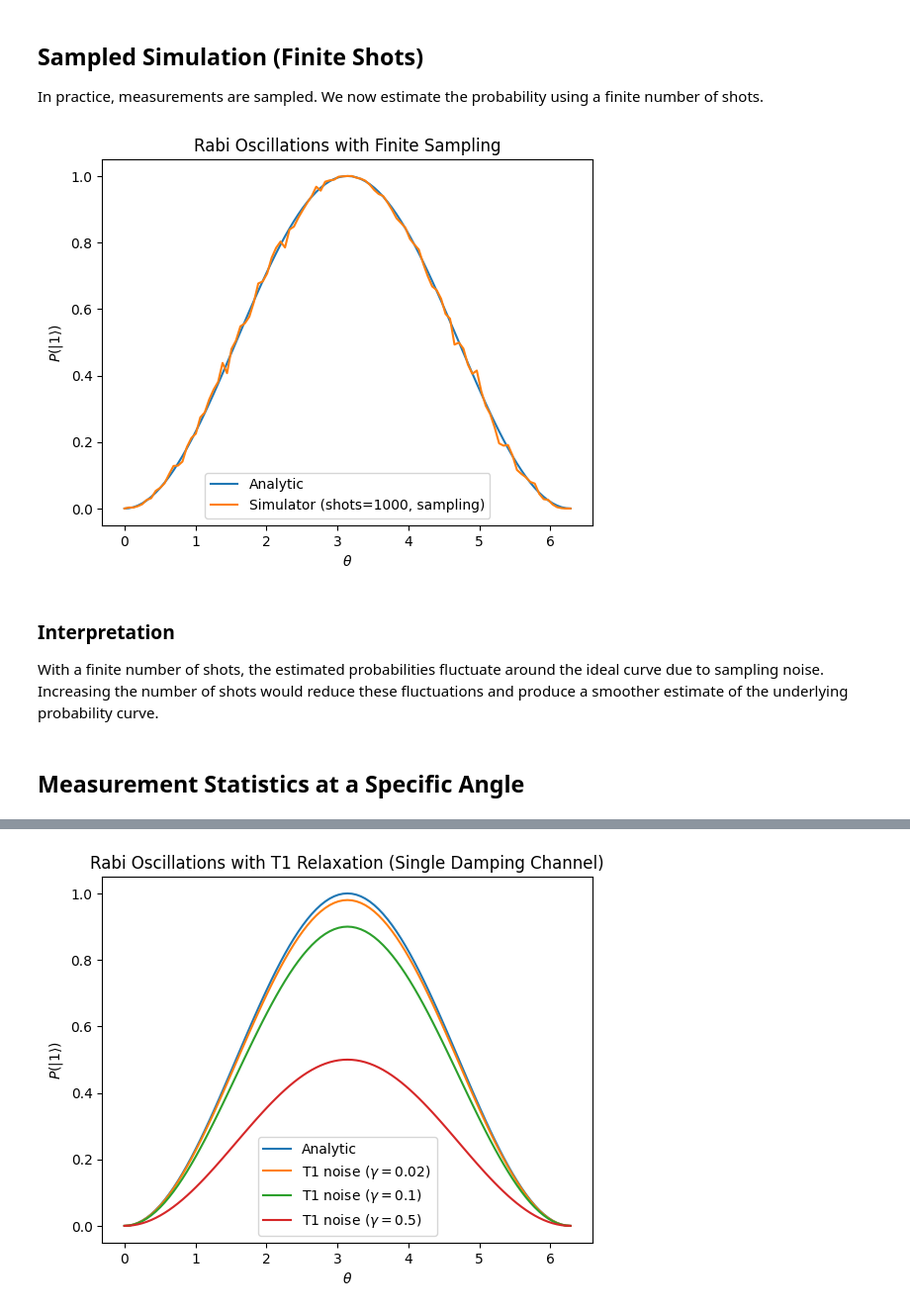
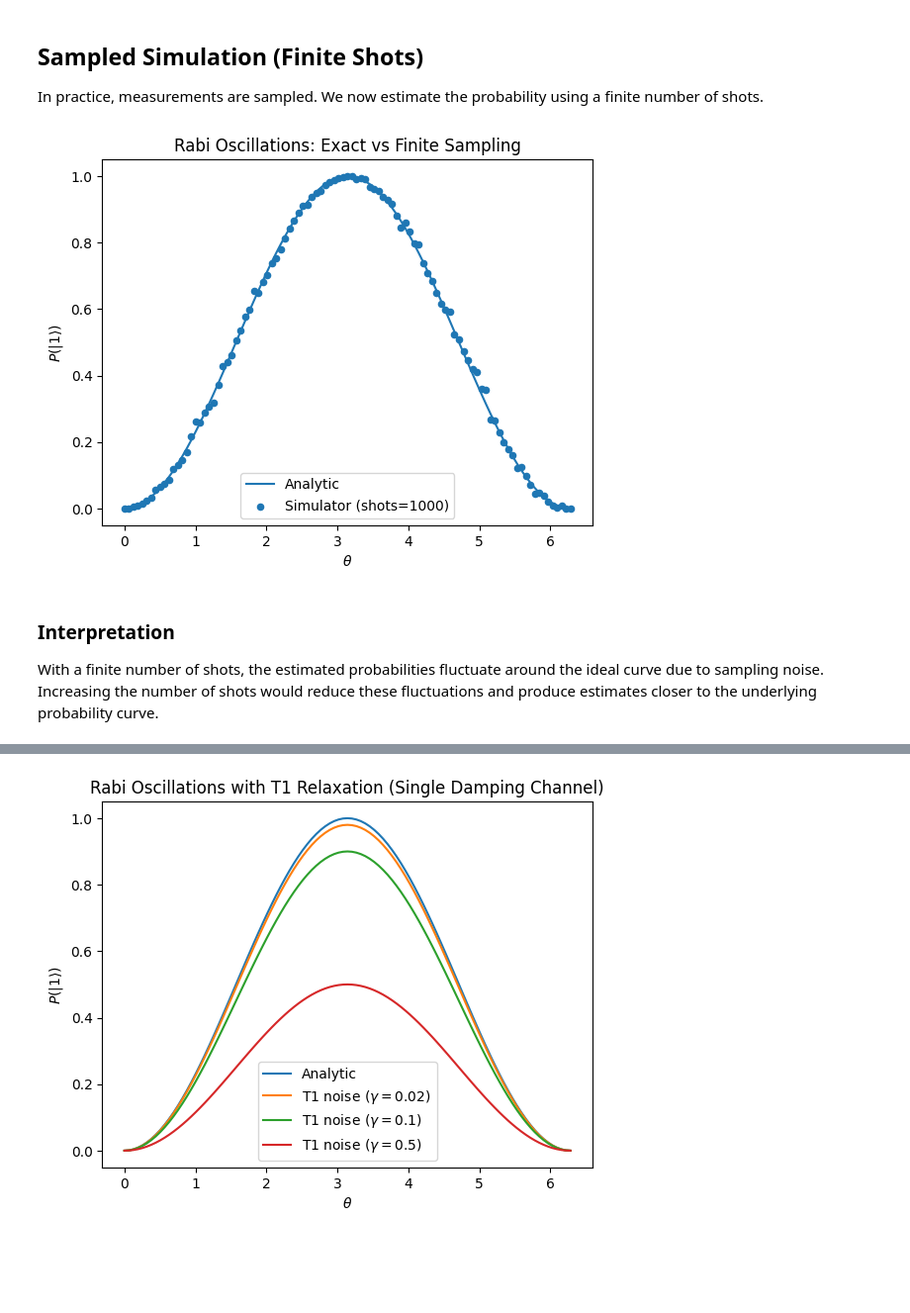
Before and after one commit to amazon-braket/amazon-braket-algorithm-library, a Jupyter notebook: notebooks/textbook/Rabi_Oscillations.ipynb, the cells around one changed output, grey strips where cells are left out. Shown at 99% size. Cells and saved outputs as stored; diff of their text form; code cells hidden in the pictures; blank space fills up the shorter version.

```diff
--- a/notebooks/textbook/Rabi_Oscillations.ipynb
+++ b/notebooks/textbook/Rabi_Oscillations.ipynb
@@ -114,18 +163,18 @@ shots = 1000
 p1_sim_sampled = np.array([p1_from_sampling(theta, shots=shots) for theta in thetas])
 # %%
 plt.figure()
+
 plt.plot(thetas, p1_analytic, label="Analytic")
-plt.plot(thetas, p1_sim_sampled, label=f"Simulator (shots={shots}, sampling)")
+plt.scatter(thetas, p1_sim_sampled, label=f"Simulator (shots={shots})", s=20)
+
 plt.xlabel(r"$\theta$")
 plt.ylabel(r"$P(|1\rangle)$")
-plt.title("Rabi Oscillations with Finite Sampling")
+plt.title("Rabi Oscillations: Exact vs Finite Sampling")
 plt.legend()
 plt.show()
 # %% [output]
-[figure, old version]
+[figure, new version]
 # %% [markdown]
 ### Interpretation
 
-With a finite number of shots, the estimated probabilities fluctuate around the ideal curve due to sampling noise. Increasing the number of shots would reduce these fluctuations and produce a smoother estimate of the underlying probability curve.
+With a finite number of shots, the estimated probabilities fluctuate around the ideal curve due to sampling noise. Increasing the number of shots would reduce these fluctuations and produce estimates closer to the underlying probability curve.
-# %% [markdown]
-## Measurement Statistics at a Specific Angle
```
Also changed, not shown: parts of 40 cells of this notebook.
